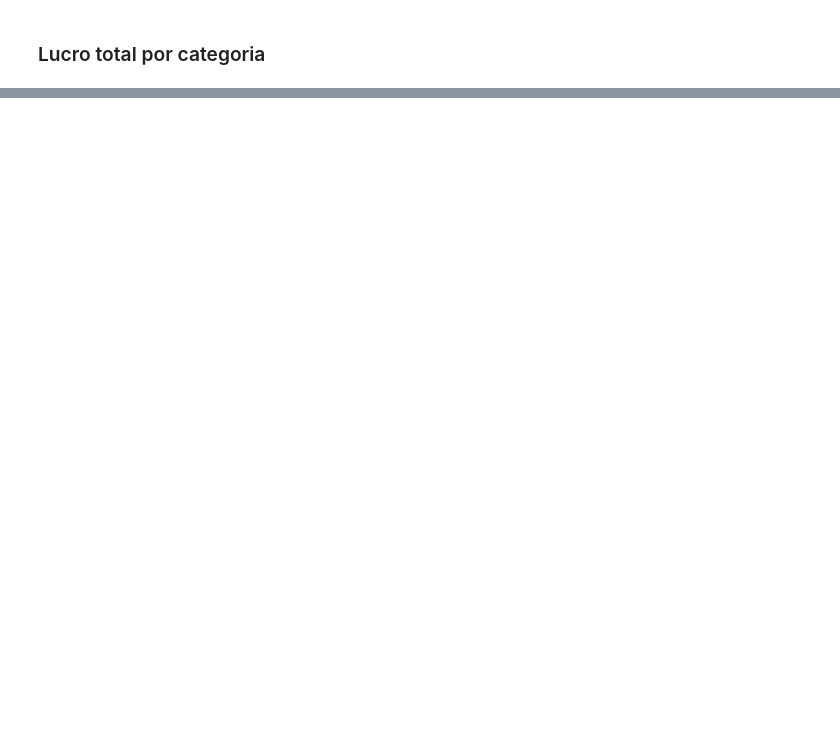
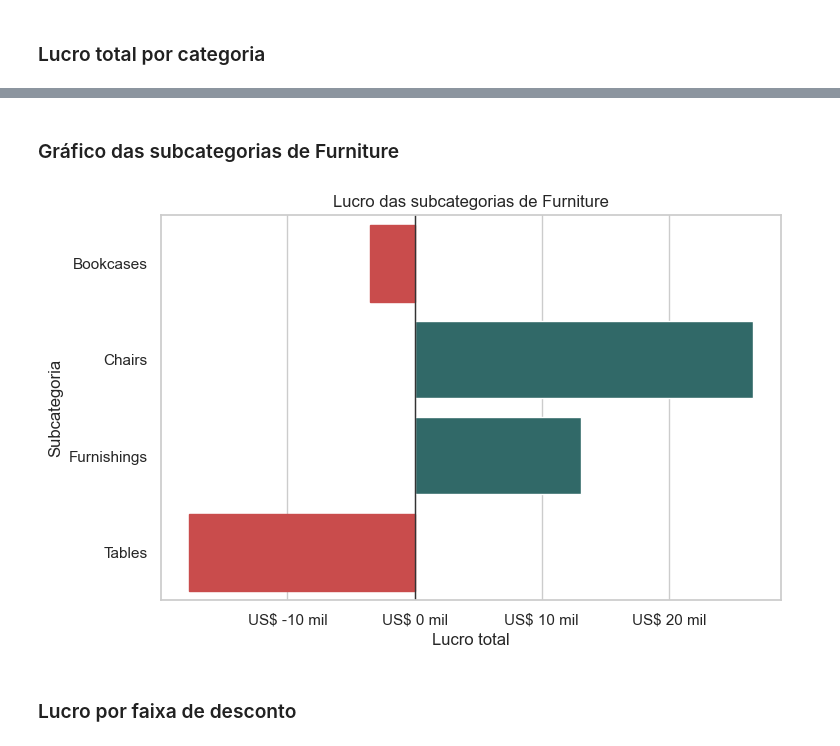
Before and after one commit to Mattanatecn/projetoanalisevendas-SAMPLE-SUPERSTORE, a Jupyter notebook: notebooks/visualizacoes.ipynb, the cells around one changed output, grey strips where cells are left out. Cells and saved outputs as stored; diff of their text form; code cells hidden in the pictures; blank space fills up the shorter version.

```diff
--- a/notebooks/visualizacoes.ipynb
+++ b/notebooks/visualizacoes.ipynb
@@ -81,0 +91,40 @@ plt.show()
+# %%
+furniture=df[df['Category']=='Furniture']
+lucro_subcategoria_furniture=(
+    furniture.groupby('Sub-Category')['Profit']
+    .sum()
+    .reset_index()
+)
+# %% [markdown]
+### Gráfico das subcategorias de Furniture
+# %%
+plt.figure(figsize=(8, 5))
+
+ax=sns.barplot(
+    data=lucro_subcategoria_furniture,
+    x='Profit',
+    y='Sub-Category',
+    color=COR_PRINCIPAL
+)
+
+for barra, lucro in zip(
+    ax.patches,
+    lucro_subcategoria_furniture['Profit']
+):
+    if lucro < 0:
+        barra.set_color(COR_NEGATIVA)
+
+ax.axvline(0, color=COR_REFERENCIA, linewidth=1)
+
+ax.xaxis.set_major_formatter(
+    FuncFormatter(lambda valor, _: f'US$ {valor / 1000:.0f} mil')
+)
+
+plt.title('Lucro das subcategorias de Furniture')
+plt.ylabel('Subcategoria')
+plt.xlabel('Lucro total')
+plt.show()
+# %% [output]
+[figure, added]
+# %% [markdown]
+### Lucro por faixa de desconto
```
Also changed, not shown: parts of 25 cells of this notebook, 1 other file.
